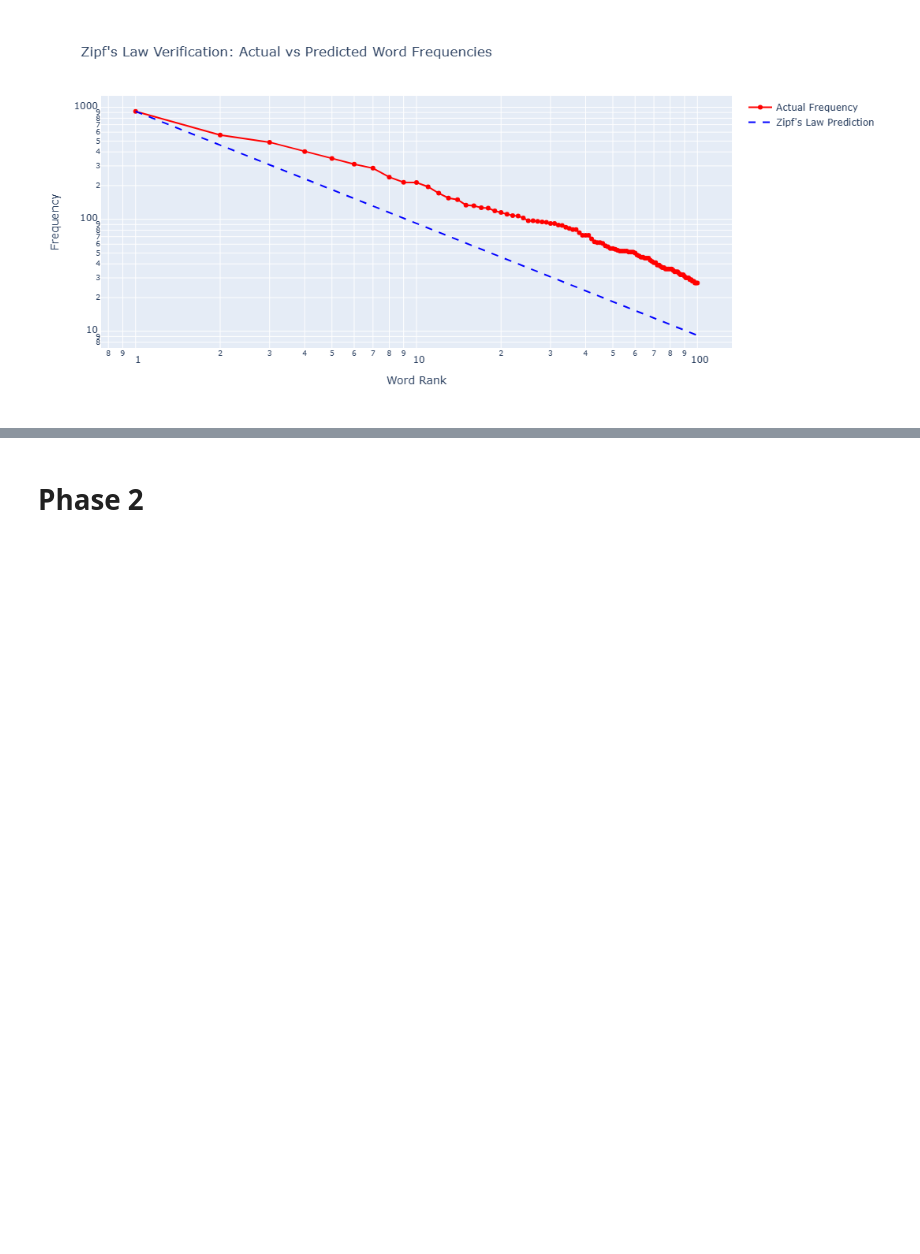
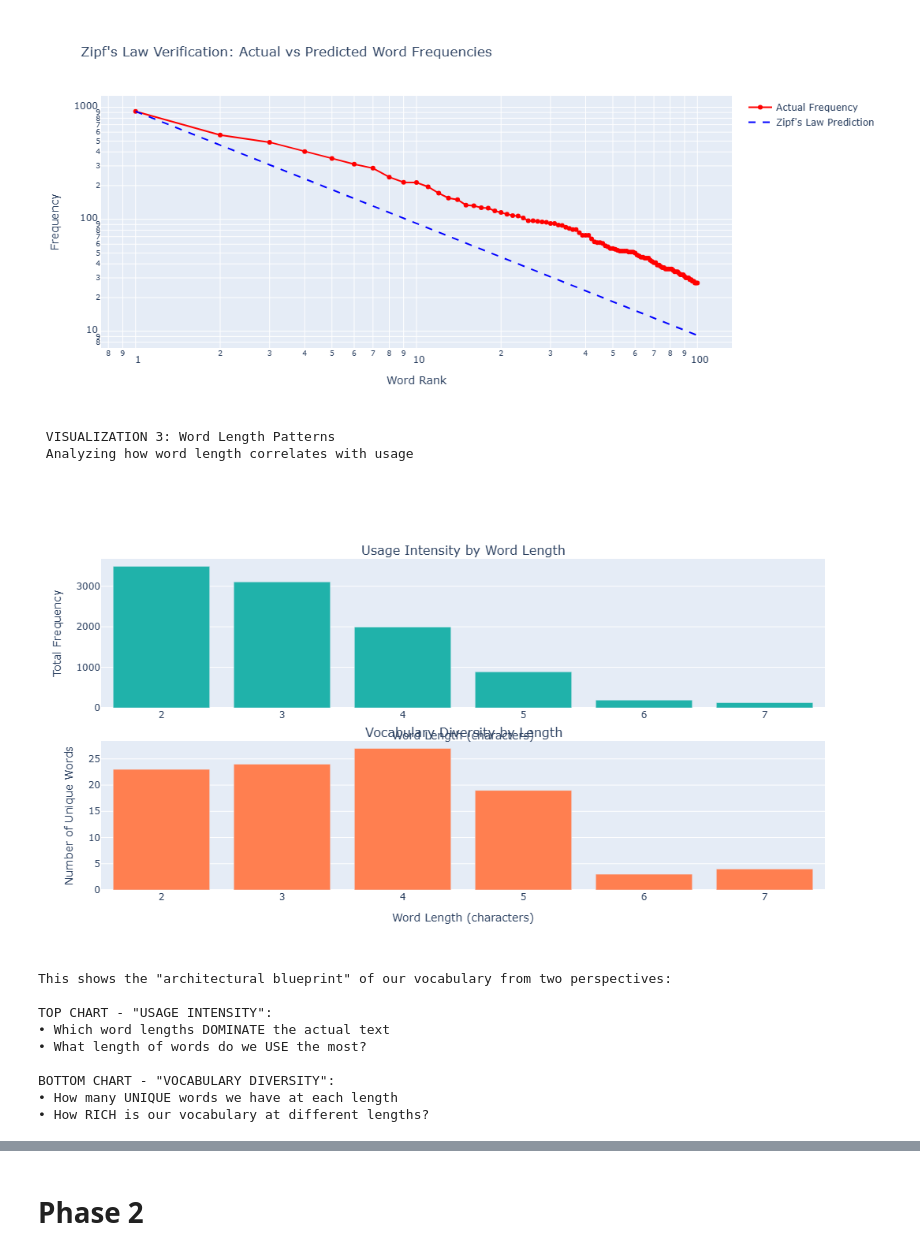
Before and after one commit to viajati/DM2025-Lab1-Exercise, a Jupyter notebook: DM2025-Lab1-Homework.ipynb, the cells around one changed output, grey strips where cells are left out. Drawn from its saved outputs; the diff is of its cells as text; code cells hidden in the pictures; blank space fills up the shorter version.

```diff
--- a/DM2025-Lab1-Homework.ipynb
+++ b/DM2025-Lab1-Homework.ipynb
@@ -843,3 +884,57 @@ fig2.show()
 === VISUALIZATION 2: Zipf's Law Verification ===
 This tests if our text follows the famous 'rank vs frequency' pattern found in most languages
 [figure]
+# %%
+print("\n VISUALIZATION 3: Word Length Patterns")
+print(" Analyzing how word length correlates with usage")
+
+fig3 = make_subplots(
+    rows=2, cols=1,
+    subplot_titles=('Usage Intensity by Word Length', 'Vocabulary Diversity by Length'),
+    vertical_spacing=0.1
+)
+
+fig3.add_trace(
+    go.Bar(x=length_stats['word_length'], y=length_stats['total_frequency'],
+           name='Total Frequency', marker_color='lightseagreen'),
+    row=1, col=1
+)
+fig3.add_trace(
+    go.Bar(x=length_stats['word_length'], y=length_stats['word_count'],
+           name='Number of Words', marker_color='coral'),
+    row=2, col=1
+)
+
+fig3.update_layout(height=600, showlegend=False)
+fig3.update_xaxes(title_text="Word Length (characters)", row=2, col=1)
+fig3.update_xaxes(title_text="Word Length (characters)", row=1, col=1)
+fig3.update_yaxes(title_text="Total Frequency", row=1, col=1)
+fig3.update_yaxes(title_text="Number of Unique Words", row=2, col=1)
+fig3.show()
+
+print("""
+
+This shows the "architectural blueprint" of our vocabulary from two perspectives:
+
+TOP CHART - "USAGE INTENSITY":
+• Which word lengths DOMINATE the actual text
+• What length of words do we USE the most?
+
+BOTTOM CHART - "VOCABULARY DIVERSITY":
+• How many UNIQUE words we have at each length
+• How RICH is our vocabulary at different lengths?
+
+""")
+# %% [output]
+ VISUALIZATION 3: Word Length Patterns
+ Analyzing how word length correlates with usage
+[figure, added]
+This shows the "architectural blueprint" of our vocabulary from two perspectives:
+
+TOP CHART - "USAGE INTENSITY":
+• Which word lengths DOMINATE the actual text
+• What length of words do we USE the most?
+
+BOTTOM CHART - "VOCABULARY DIVERSITY":
+• How many UNIQUE words we have at each length
+• How RICH is our vocabulary at different lengths?
```
Also changed, not shown: parts of 3 cells of this notebook.
